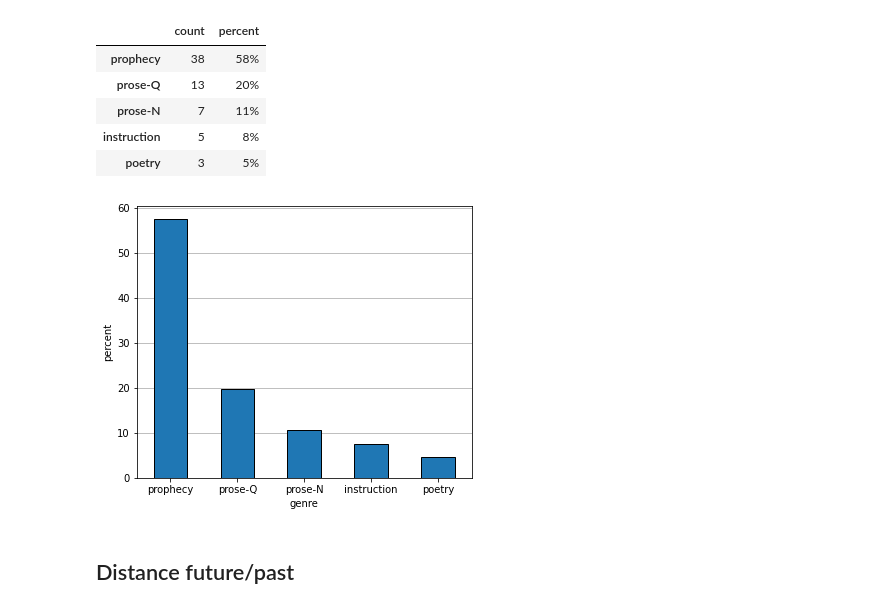
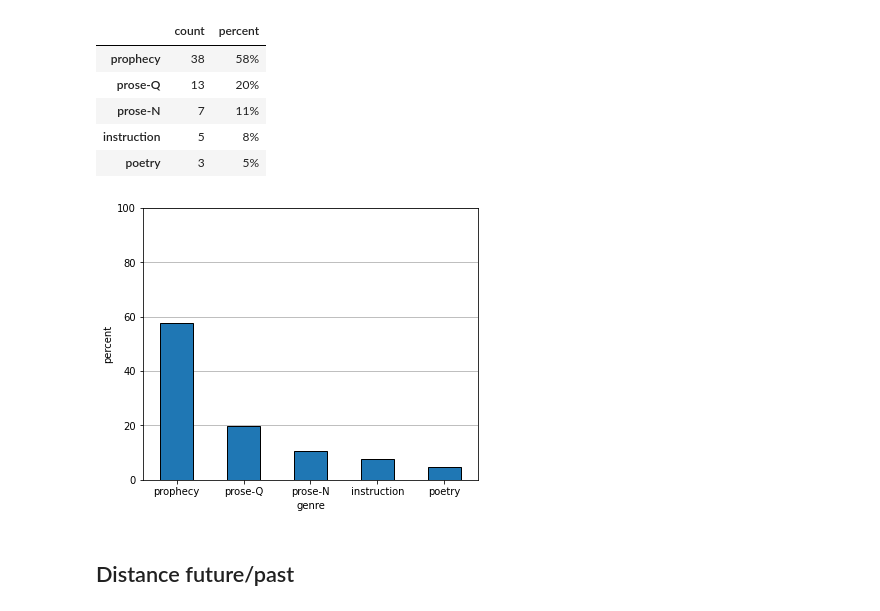
Before and after one commit to CambridgeSemiticsLab/BH_time_collocations, a Jupyter notebook: workflow/notebooks/analysis/sem_distribution.ipynb, the cells around one changed output. Saved outputs shown, nothing was run; the diff lists cells and outputs as text; code cells hidden in the pictures.

```diff
--- a/workflow/notebooks/analysis/sem_distribution.ipynb
+++ b/workflow/notebooks/analysis/sem_distribution.ipynb
@@ -559,18 +560,19 @@ out.table(
 # %%
 fig, ax = plt.subplots(figsize=(6, 5))
 
 data = postdur_gen_pr.mul(100)
 data.plot(kind='bar', ax=ax, edgecolor='black')
 ax.set_ylabel('percent')
 ax.set_xlabel('genre')
 ax.set_xticklabels(ax.get_xticklabels(), rotation=0)
 ax.grid(axis='y')
 ax.set_axisbelow(True)
+ax.set_ylim(0, 100)
 out.plot(
     'bar_postdur_genre'
 )
 # %% [output]
-[figure, old version]
+[figure, new version]
 # %% [markdown]
 ## Distance future/past
 # %%
```
Also changed, not shown: parts of 2 cells of this notebook, 5 other files.
